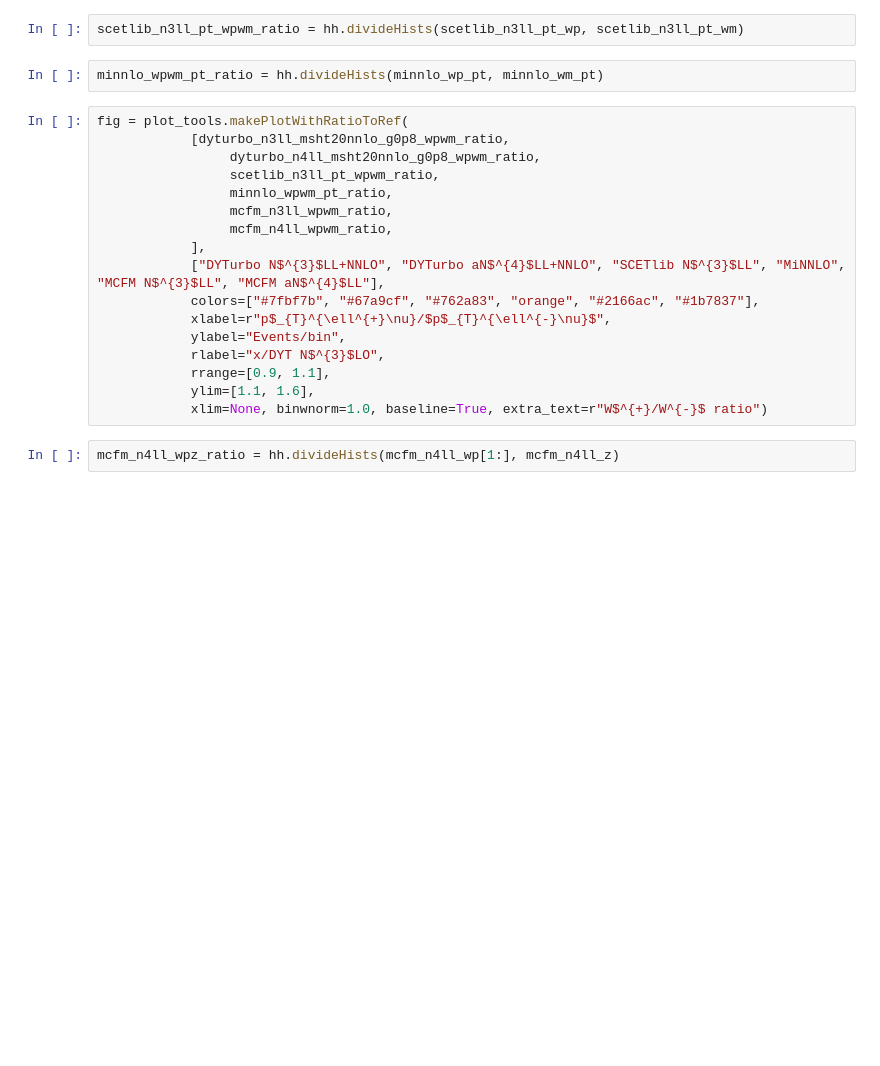
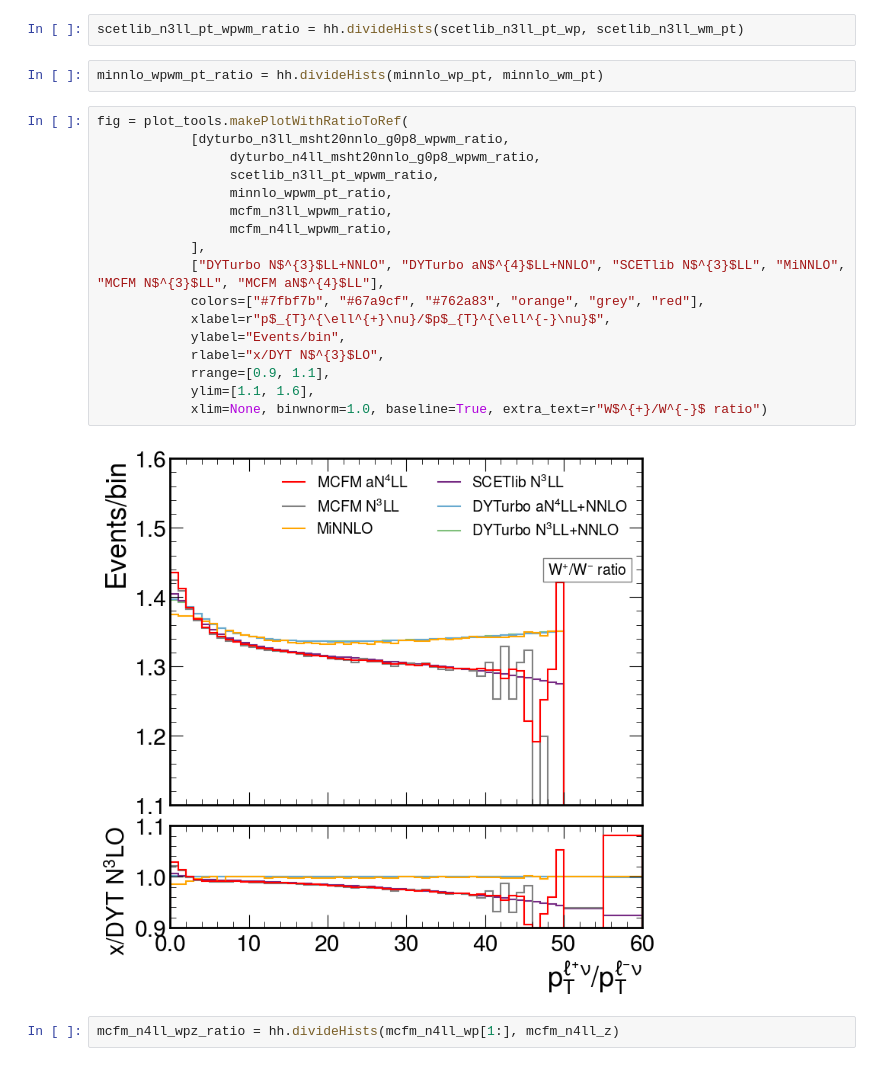
Before and after one commit to bendavid/WRemnants, a Jupyter notebook: notebooks/N4LLCompare.ipynb, the cells around one changed output. Saved outputs shown, nothing was run; the diff lists cells and outputs as text; blank space fills up the shorter version.

```diff
--- a/notebooks/N4LLCompare.ipynb
+++ b/notebooks/N4LLCompare.ipynb
@@ -120,26 +160,28 @@ dyturbo_n3ll_msht20nnlo_g0p8_wpwm_ratio = hh.divideHists(dyturbo_n3ll_msht20nnlo
 # %%
 dyturbo_n4ll_msht20nnlo_g0p8_wpwm_ratio = hh.divideHists(dyturbo_n4ll_msht20nnlo_g0p8_wp, dyturbo_n4ll_msht20nnlo_g0p8_wm)
 # %%
-scetlib_n3ll_pt_wpwm_ratio = hh.divideHists(scetlib_n3ll_pt_wp, scetlib_n3ll_pt_wm)
+scetlib_n3ll_pt_wpwm_ratio = hh.divideHists(scetlib_n3ll_pt_wp, scetlib_n3ll_wm_pt)
 # %%
 minnlo_wpwm_pt_ratio = hh.divideHists(minnlo_wp_pt, minnlo_wm_pt)
 # %%
 fig = plot_tools.makePlotWithRatioToRef(
             [dyturbo_n3ll_msht20nnlo_g0p8_wpwm_ratio,
                  dyturbo_n4ll_msht20nnlo_g0p8_wpwm_ratio,
                  scetlib_n3ll_pt_wpwm_ratio,
                  minnlo_wpwm_pt_ratio,
                  mcfm_n3ll_wpwm_ratio,
                  mcfm_n4ll_wpwm_ratio,
             ],
             ["DYTurbo N$^{3}$LL+NNLO", "DYTurbo aN$^{4}$LL+NNLO", "SCETlib N$^{3}$LL", "MiNNLO", "MCFM N$^{3}$LL", "MCFM aN$^{4}$LL"],
-            colors=["#7fbf7b", "#67a9cf", "#762a83", "orange", "#2166ac", "#1b7837"],
+            colors=["#7fbf7b", "#67a9cf", "#762a83", "orange", "grey", "red"],
             xlabel=r"p$_{T}^{\ell^{+}\nu}/$p$_{T}^{\ell^{-}\nu}$",
             ylabel="Events/bin",
             rlabel="x/DYT N$^{3}$LO",
             rrange=[0.9, 1.1],
             ylim=[1.1, 1.6],
             xlim=None, binwnorm=1.0, baseline=True, extra_text=r"W$^{+}/W^{-}$ ratio")
+# %% [output]
+[figure, added]
 # %%
 mcfm_n4ll_wpz_ratio = hh.divideHists(mcfm_n4ll_wp[1:], mcfm_n4ll_z)
 # %%
```
Also changed, not shown: parts of 49 cells of this notebook, 8 other files.
